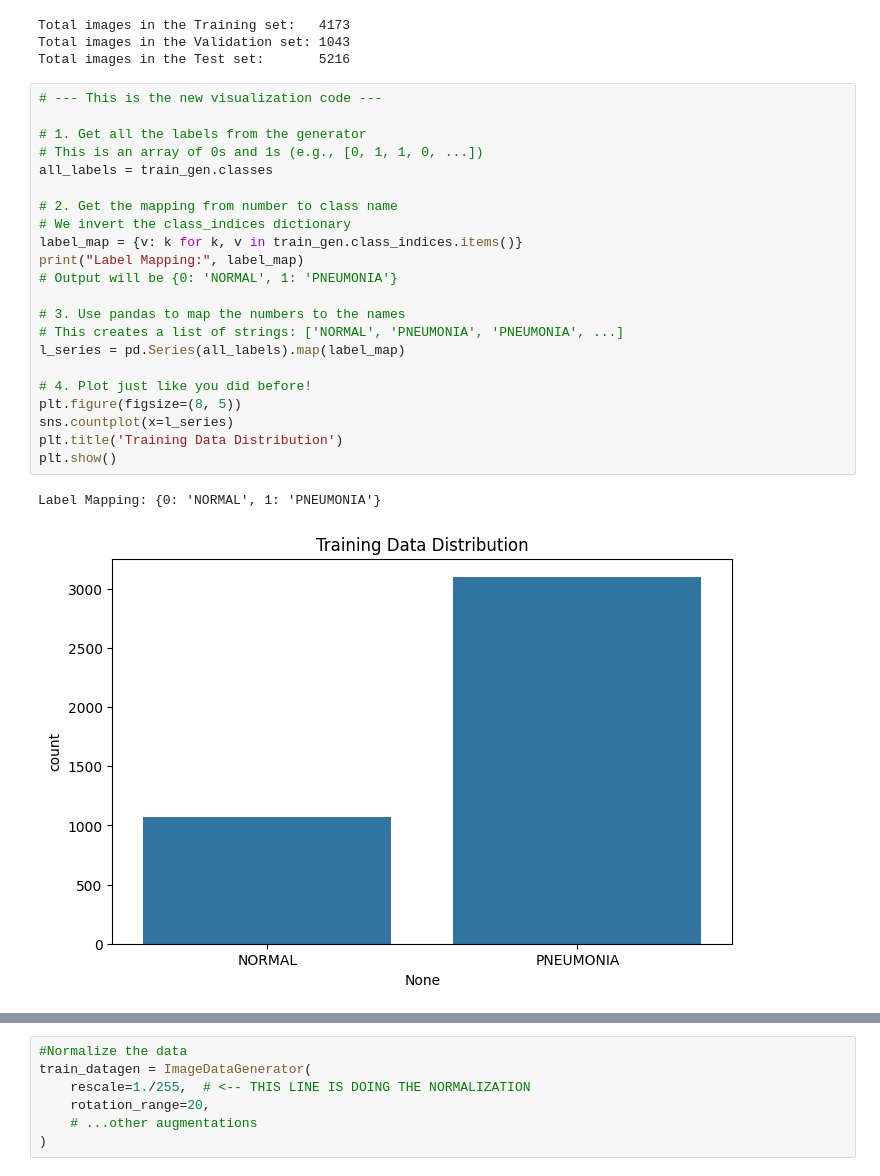
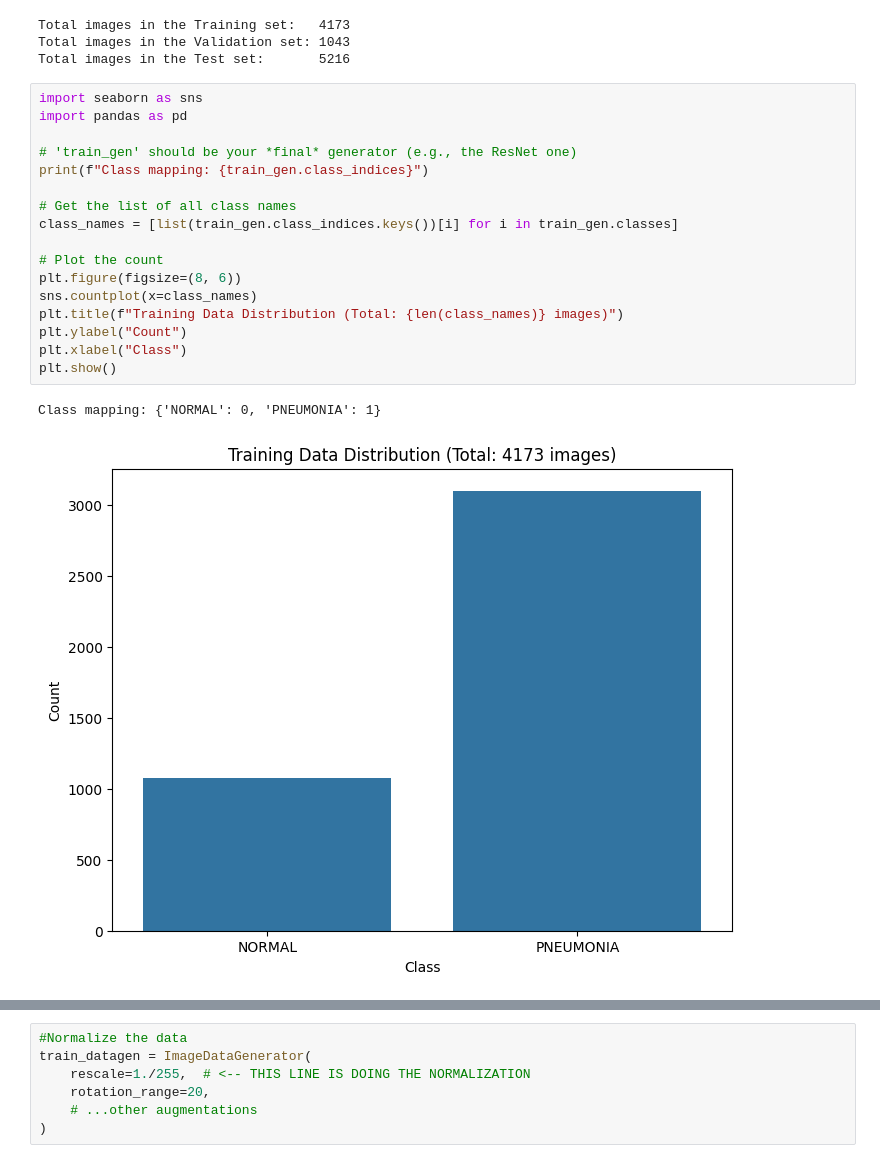
Before and after one commit to ShreyaRuhela/Medical-disease-detection-with-Xai, a Jupyter notebook: Pneumonia_detection_using_cnn.ipynb, the cells around one changed output, grey strips where cells are left out. Cells and saved outputs as stored; diff of their text form.

```diff
--- a/Pneumonia_detection_using_cnn.ipynb
+++ b/Pneumonia_detection_using_cnn.ipynb
@@ -85,28 +89,23 @@ print(f"Total images in the Test set:       {test_gen.samples}")
 Total images in the Training set:   4173
 Total images in the Validation set: 1043
 Total images in the Test set:       5216
-# %%
-# --- This is the new visualization code ---
-
-# 1. Get all the labels from the generator
-# This is an array of 0s and 1s (e.g., [0, 1, 1, 0, ...])
-all_labels = train_gen.classes
-
-# 2. Get the mapping from number to class name
-# We invert the class_indices dictionary
-label_map = {v: k for k, v in train_gen.class_indices.items()}
-print("Label Mapping:", label_map)
-# Output will be {0: 'NORMAL', 1: 'PNEUMONIA'}
-
-# 3. Use pandas to map the numbers to the names
-# This creates a list of strings: ['NORMAL', 'PNEUMONIA', 'PNEUMONIA', ...]
-l_series = pd.Series(all_labels).map(label_map)
-
-# 4. Plot just like you did before!
-plt.figure(figsize=(8, 5))
-sns.countplot(x=l_series)
-plt.title('Training Data Distribution')
-plt.show()
-# %% [output]
-Label Mapping: {0: 'NORMAL', 1: 'PNEUMONIA'}
-[figure, removed]
+# %%
+import seaborn as sns
+import pandas as pd
+
+# 'train_gen' should be your *final* generator (e.g., the ResNet one)
+print(f"Class mapping: {train_gen.class_indices}")
+
+# Get the list of all class names
+class_names = [list(train_gen.class_indices.keys())[i] for i in train_gen.classes]
+
+# Plot the count
+plt.figure(figsize=(8, 6))
+sns.countplot(x=class_names)
+plt.title(f"Training Data Distribution (Total: {len(class_names)} images)")
+plt.ylabel("Count")
+plt.xlabel("Class")
+plt.show()
+# %% [output]
+Class mapping: {'NORMAL': 0, 'PNEUMONIA': 1}
+[figure, added]
```
Also changed, not shown: parts of 46 cells of this notebook.
